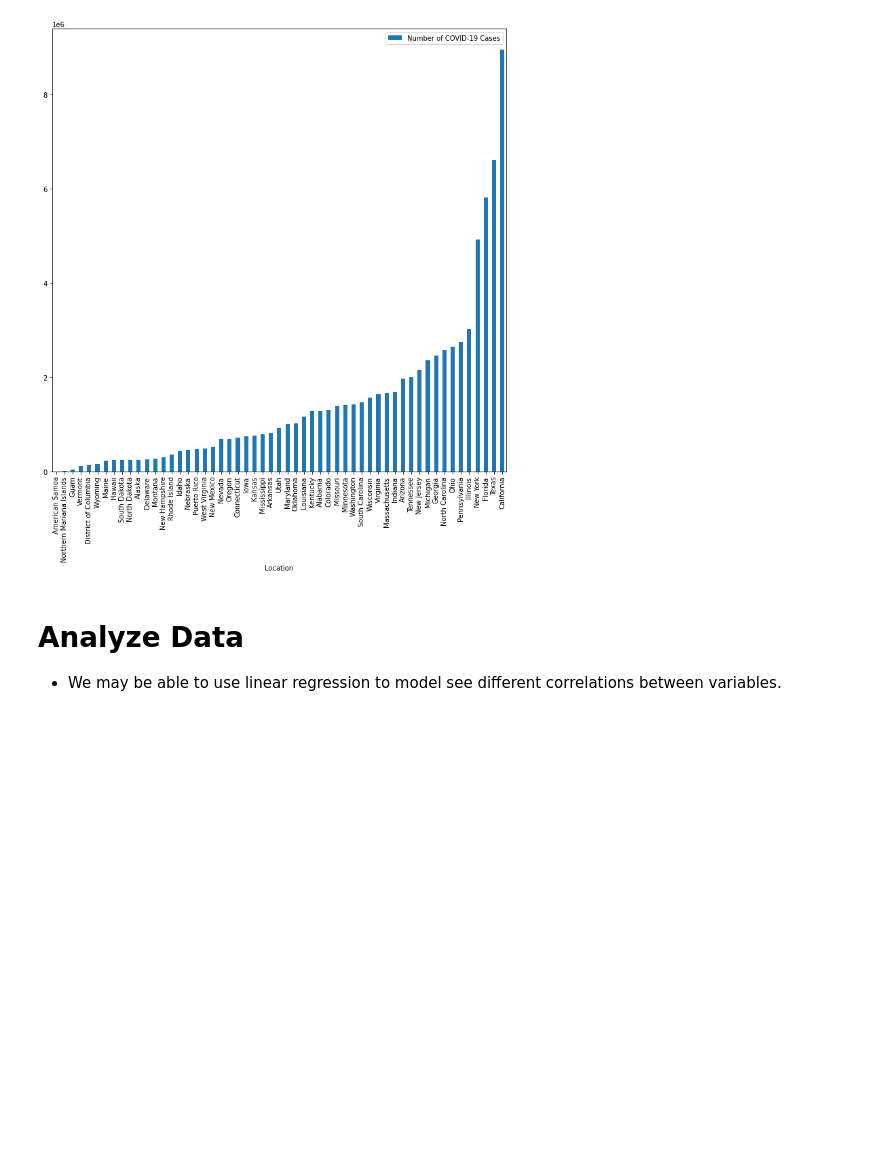
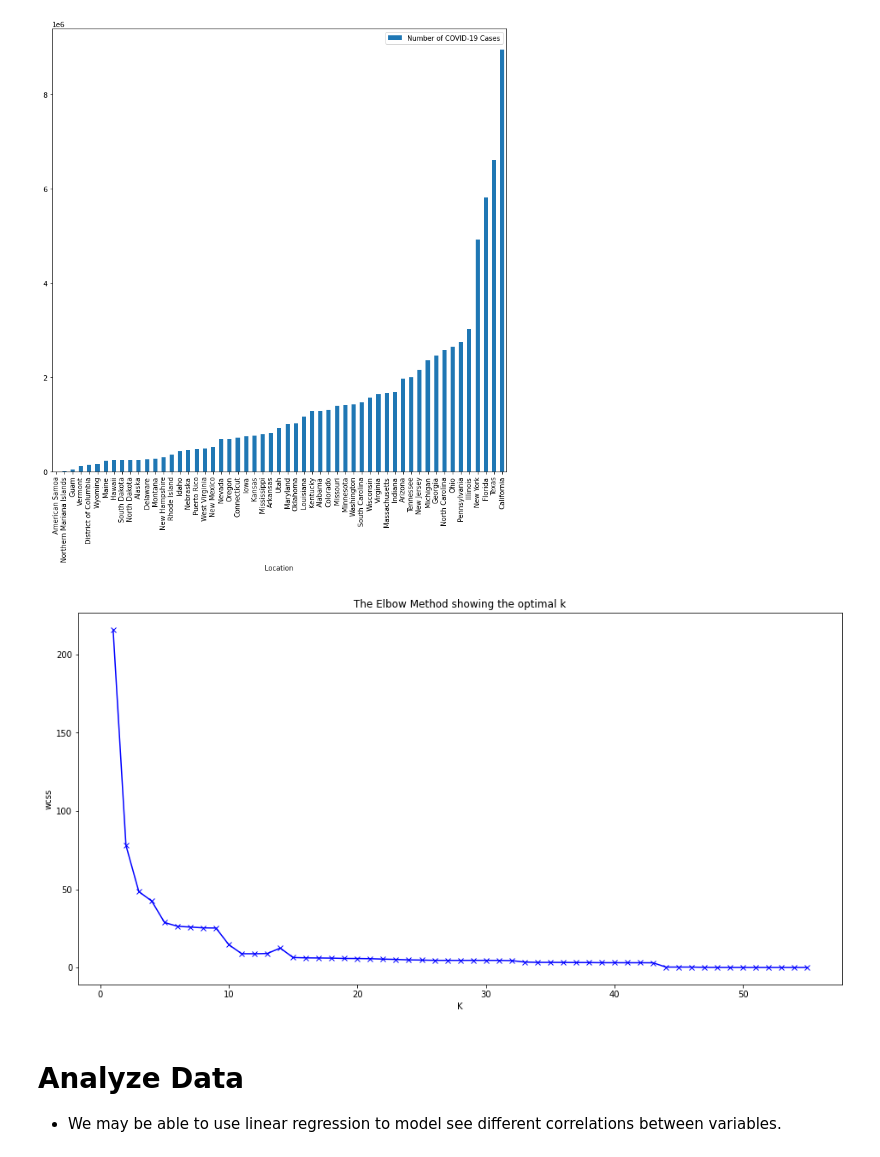
Before and after one commit to syao2017/Covid_Tracker, a Jupyter notebook: Project1.ipynb, the cells around one changed output. Saved outputs shown, nothing was run; the diff lists cells and outputs as text; code cells hidden in the pictures; blank space fills up the shorter version.

Commit message:
Added PCA graphs and data visualizations

```diff
--- a/Project1.ipynb
+++ b/Project1.ipynb
@@ -165,3 +168,8 @@ df
 | 53 | Guam | 43836 | 321 | 329166 | 1 |
 | 54 | Northern Mariana Islands | 9265 | 27 | 105571 | 0 |
 | 55 | Puerto Rico | 472918 | 4098 | 6895718 | 10 |
+# %%
+#grab specific columns we want to examine
+data1 = merged[['Location', 'Number of COVID-19 Cases', 'Deaths from COVID-19', 'Total COVID-19 Vaccines Administered', 'Daily Change in Cumulative Deaths']]
+data1 = data1[1:]
+data1
@@ -201,6 +274,36 @@ df2.sort_values('Number of COVID-19 Cases').plot.bar('Location', 'Number of COVI
 # %% [output]
 <AxesSubplot:xlabel='Location'>
 [figure]
+# %%
+#calculate the inertia values and max distances from eachother, also check clustering to see which would be optimal K value
+
+inertiaTable = pandas.DataFrame(columns = ['K', 'Inertia'])
+
+kmeans = sklearn.cluster.KMeans(n_init = 1, max_iter = 10)
+
+wcss = []
+
+for i in range(1, 56):
+    kmeans.n_clusters = i
+    kmeans.init = norm.iloc[0:i]
+    kmeans.fit(norm)
+    inertia = kmeans.inertia_
+    wcss.append(inertia)
+
+k = range(1, 56)
+inertiaTable.Inertia = wcss
+inertiaTable.K = k[:]
+
+inertiaTable
+
+plt.figure(figsize=(16,8))
+plt.plot(k, wcss, 'bx-')
+plt.xlabel('K')
+plt.ylabel('wcss')
+plt.title('The Elbow Method showing the optimal k')
+plt.show()
+# %% [output]
+[figure, added]
 # %% [markdown]
 # Analyze Data
 * We may be able to use linear regression to model see different correlations between variables.
```
Also changed, not shown: parts of 9 cells of this notebook.
